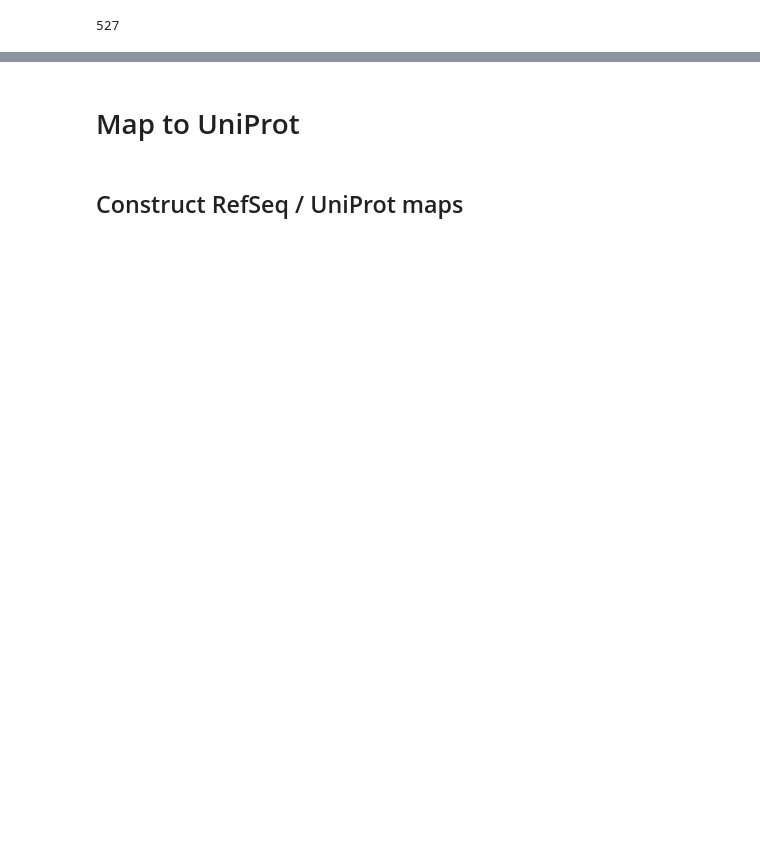
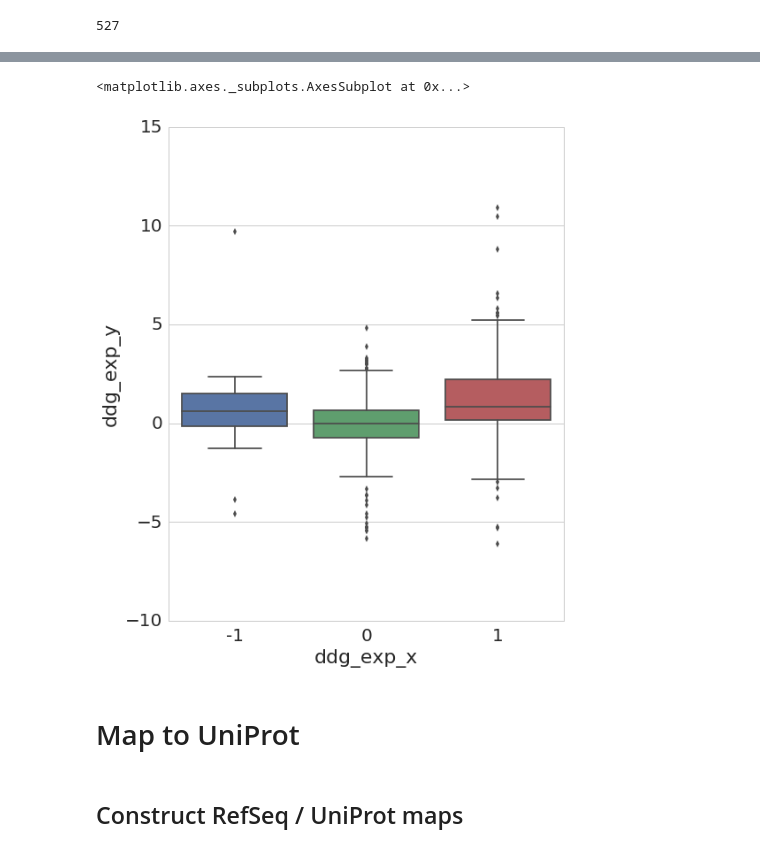
Before and after one commit to datapkg/protein_interaction_energy, a Jupyter notebook: notebooks/taipale.ipynb, the cells around one changed output, grey strips where cells are left out. Drawn from its saved outputs; the diff is of its cells as text; code cells hidden in the pictures; blank space fills up the shorter version.

```diff
--- a/notebooks/taipale.ipynb
+++ b/notebooks/taipale.ipynb
@@ -92,0 +197,12 @@ print(mmc3_table3_df.shape[0])
+# %%
+# Combine PPI and GPCA
+df = (
+    taipale_ppi
+    .merge(taipale_gpca, on=['Symbol', 'Interactor_symbol', 'Mutation_RefSeq_AA'])
+)
+# %%
+fg, ax = plt.subplots(figsize=(8,10))
+sns.boxplot(x=df['ddg_exp_x'], y=df['ddg_exp_y'])
+# %% [output]
+<matplotlib.axes._subplots.AxesSubplot at 0x...>
+[figure, added]
```
Also changed, not shown: parts of 118 cells of this notebook, 4 other files.
